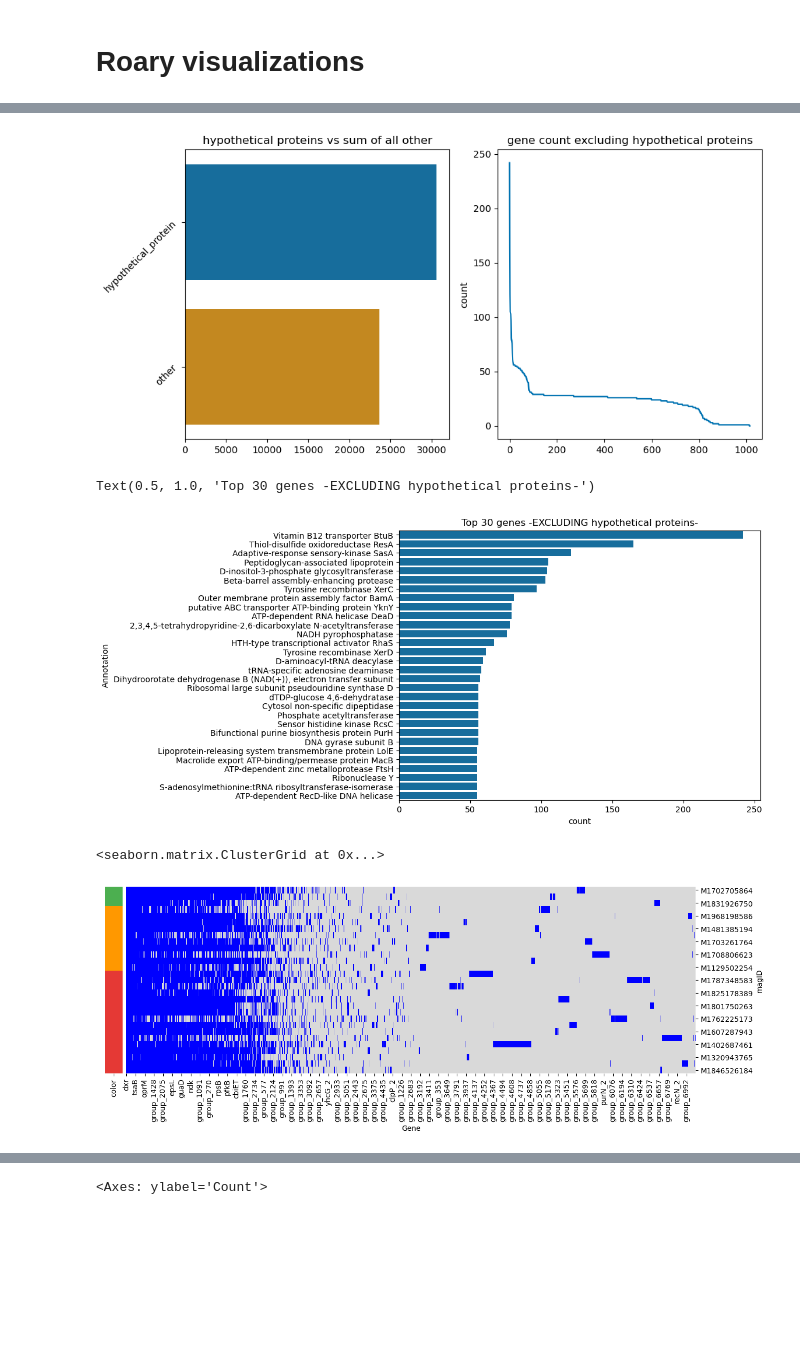
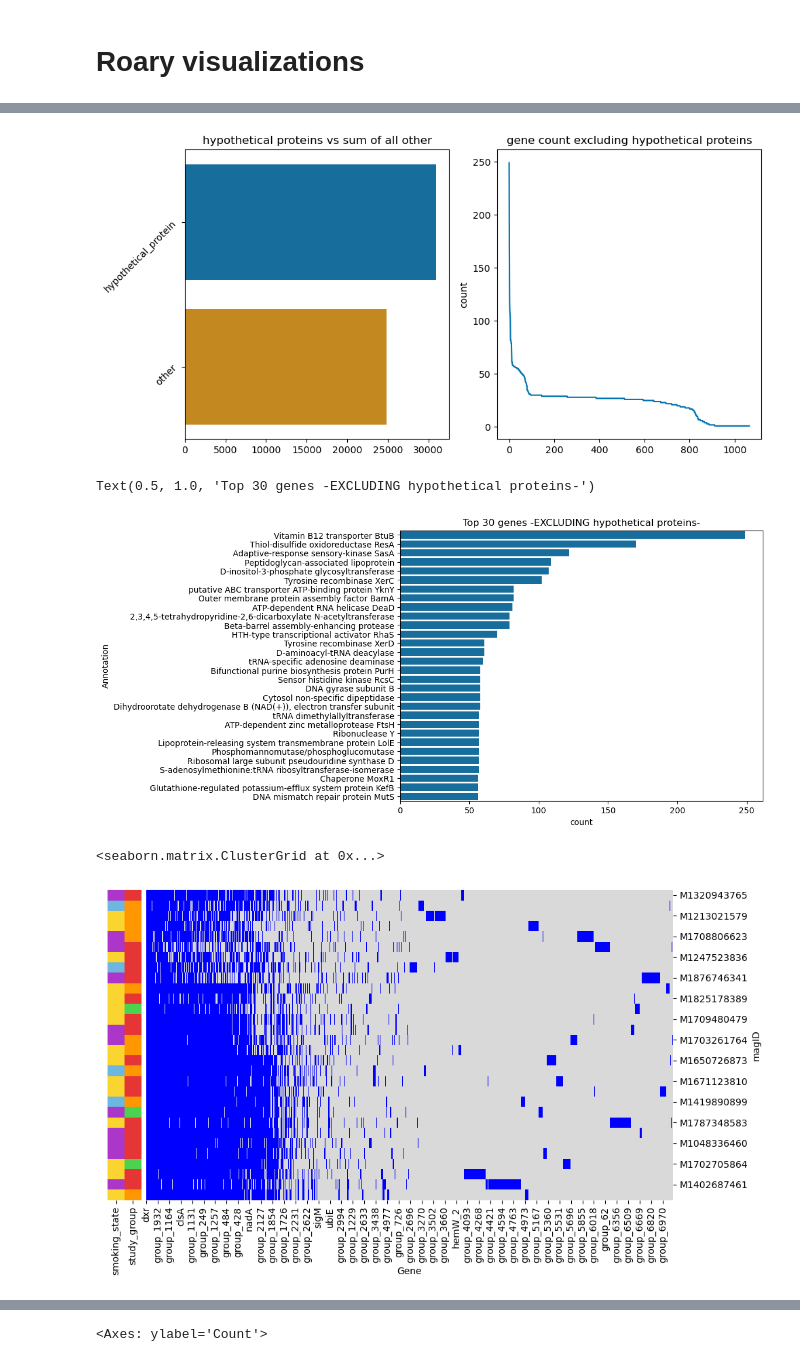
Before and after one commit to GentleHoney/Genomics_Project, a Jupyter notebook: proj_tmp.ipynb, the cells around one changed output, grey strips where cells are left out. Saved outputs shown, nothing was run; the diff lists cells and outputs as text; code cells hidden in the pictures; blank space fills up the shorter version.

Commit message:
genes clustermap with annotations

```diff
--- a/proj_tmp.ipynb
+++ b/proj_tmp.ipynb
@@ -493,0 +371,27 @@ top_genes
+# %%
+def get_roary_matrix(path,annotations=False):
+    df= pd.read_csv(path+"/gene_presence_absence.csv")
+    df.set_index('Gene',inplace=True)
+    if annotations is True:
+        return df['Annotation']
+    else:
+        matrix = df.iloc[:,13:]
+        matrix.replace(np.nan,0,inplace=True)
+        matrix.replace({'.'},1,regex=True,inplace=True)
+        return matrix
+
+def get_top_genes(matrix,path,notcore=False):
+    annotation_matrix = matrix.copy()
+    annotation_matrix.insert(0,'Annotation',get_roary_matrix(path,True))
+    annotation_matrix.reset_index(inplace=True)
+    if notcore is False:
+        top = annotation_matrix.set_index('Annotation').sum(axis=1,numeric_only=True).groupby('Annotation').sum().sort_values(ascending=False).to_frame(name='count')
+        return top
+    else:
+        not_core=annotation_matrix.loc[annotation_matrix.sum(axis=1,numeric_only=True)<=15]
+        not_core = not_core.set_index('Annotation').sum(axis=1,numeric_only=True).groupby('Annotation').sum().sort_values(ascending=False).to_frame(name='count')
+        return not_core.iloc[1:]
+
+
+roary_matrix = get_roary_matrix(path=project_dir+"/roary_output")
+top_genes = get_top_genes(roary_matrix,path=project_dir+"/roary_output")
@@ -504,7 +415,7 @@ ax[1].set_title("gene count excluding hypothetical proteins")
 ax[1].set_ylabel("count")
 plt.tight_layout()
 # %% [output]
-[figure, old version]
+[figure, new version]
 # %%
 
 fig,ax=plt.subplots(figsize=(8,6))
@@ -512,26 +423,29 @@ sns.barplot(top_genes_excl_hyp.iloc[:30],y=top_genes_excl_hyp.iloc[:30].index,x=
 ax.set_title("Top 30 genes -EXCLUDING hypothetical proteins-")
 # %% [output]
 Text(0.5, 1.0, 'Top 30 genes -EXCLUDING hypothetical proteins-')
-[figure, old version]
+[figure, new version]
 # %%
-colormap = metadata[['magID','study_group']].sort_values(by='study_group').set_index('magID')
-colormap['color']= colormap['study_group'].map( {"healthy": "#4CAF50","mucositis": "#FF9800","periimplantitis": "#E53935"})
+colormap = metadata[['magID','study_group','smoking_state']].sort_values(by='study_group').set_index('magID')
+colormap['study_group']= colormap['study_group'].map( {"healthy": "#4BD34F","mucositis": "#FF9800","periimplantitis": "#E53535"})
+colormap['smoking_state'] = colormap['smoking_state'].map({"smoker":"#AC36CA","non-smoker":"#FAD52F","ex-smoker":"#6CB6E0"})
 # %%
 filtered_matrix=roary_matrix.loc[(roary_matrix.sum(axis=1)<=30) &  (roary_matrix.sum(axis=1)>=0)]
 filtered_matrix=filtered_matrix.T.reindex(metadata[['magID','study_group']].sort_values(by='study_group')['magID']).dropna(how='all')
 colormap=colormap.loc[filtered_matrix.index]
 
 roary_tree = Phylo.read(project_dir+"/roary_output/accessory_binary_genes.fa.newick","newick")
 tip_order = [t.name for t in roary_tree.get_terminals()]
 tree_filtered_matrix = filtered_matrix.loc[[x for x in tip_order if x in filtered_matrix.index]]
 rdgn = sns.color_palette(['.85','Blue'],n_colors=2)
 
-sns.clustermap(filtered_matrix,cmap=rdgn,row_cluster=False,
-               row_colors=colormap['color'],
+sns.clustermap(tree_filtered_matrix,
+               cmap=rdgn,
+               row_cluster=False,
+               row_colors=colormap[['smoking_state','study_group']],
                col_cluster=False,
                cbar_pos=None,
                dendrogram_ratio=(0,0),
-               figsize=(13,5))
+               figsize=(10,6))
 # %% [output]
 <seaborn.matrix.ClusterGrid at 0x...>
-[figure, old version]
+[figure, new version]
```
Also changed, not shown: parts of 10 cells of this notebook, 51 other files.
